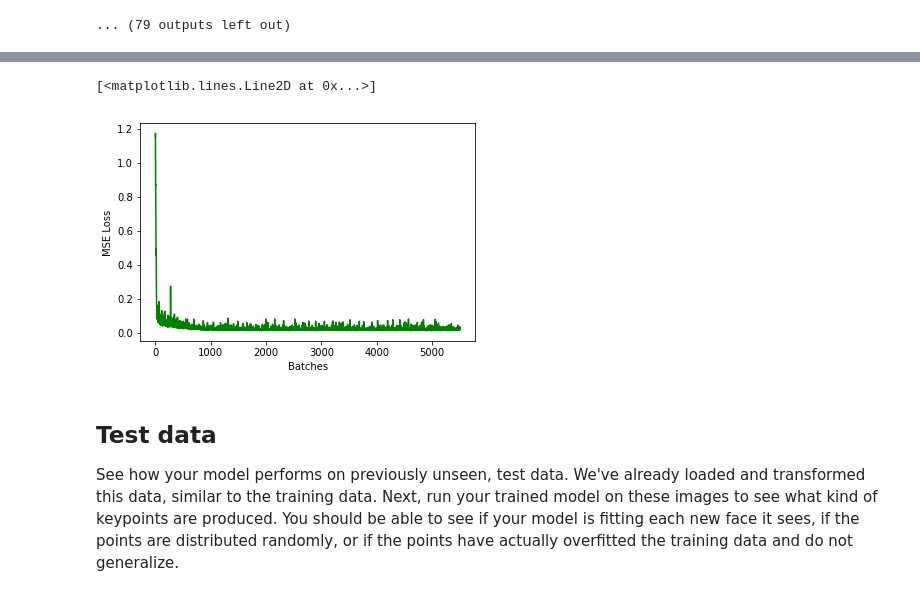
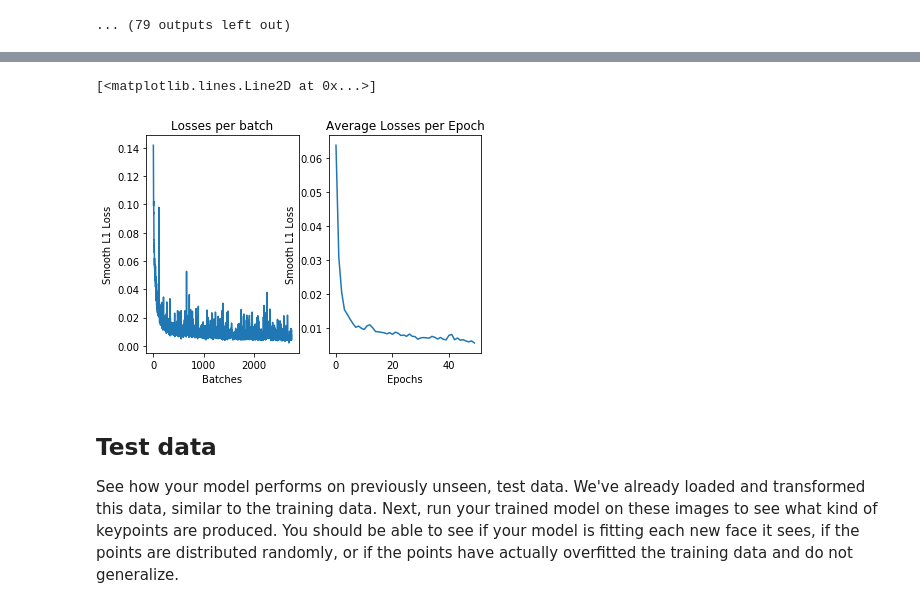
Before and after one commit to jeff-daniels/Udacity-CVND, a Jupyter notebook: Project 1: Facial Keypoint Detection/2. Define the Network Architecture.ipynb, the cells around one changed output, grey strips where cells are left out. Drawn from its saved outputs; the diff is of its cells as text; code cells hidden in the pictures.

```diff
--- a/Project 1: Facial Keypoint Detection/2. Define the Network Architecture.ipynb
+++ b/Project 1: Facial Keypoint Detection/2. Define the Network Architecture.ipynb
@@ -578,13 +542,0 @@ epoch_losses
-# %%
-model = LeNet()
-
-checkpoint = torch.load('saved_models/Best-LeNet-100.tar')
-losses = checkpoint.get('losses')
-model.load_state_dict(checkpoint.get('model'))
-
-plt.xlabel("Batches")
-plt.ylabel("MSE Loss")
-plt.plot(losses, "g-")
-# %% [output]
-[<matplotlib.lines.Line2D at 0x...>]
-[figure, removed]
@@ -593,3 +543,23 @@ len(losses)
+# %%
+# Load a saved model and plot the losses
+
+model = NaimishNet()
+net, batch_losses, epoch_losses = load_checkpoint(model, 'saved_models/NaimishNet-L1-50.tar')
+
+plt.subplot(1,2,1)
+plt.xlabel("Batches")
+plt.ylabel("Smooth L1 Loss")
+plt.title("Losses per batch")
+plt.plot(batch_losses)
+
+plt.subplot(1,2,2)
+plt.xlabel("Epochs")
+plt.ylabel("Smooth L1 Loss")
+plt.title("Average Losses per Epoch")
+plt.plot(epoch_losses)
+# %% [output]
+[<matplotlib.lines.Line2D at 0x...>]
+[figure, added]
 # %% [markdown]
 ## Test data
 
```
Also changed, not shown: parts of 17 cells of this notebook, 2 other files.
